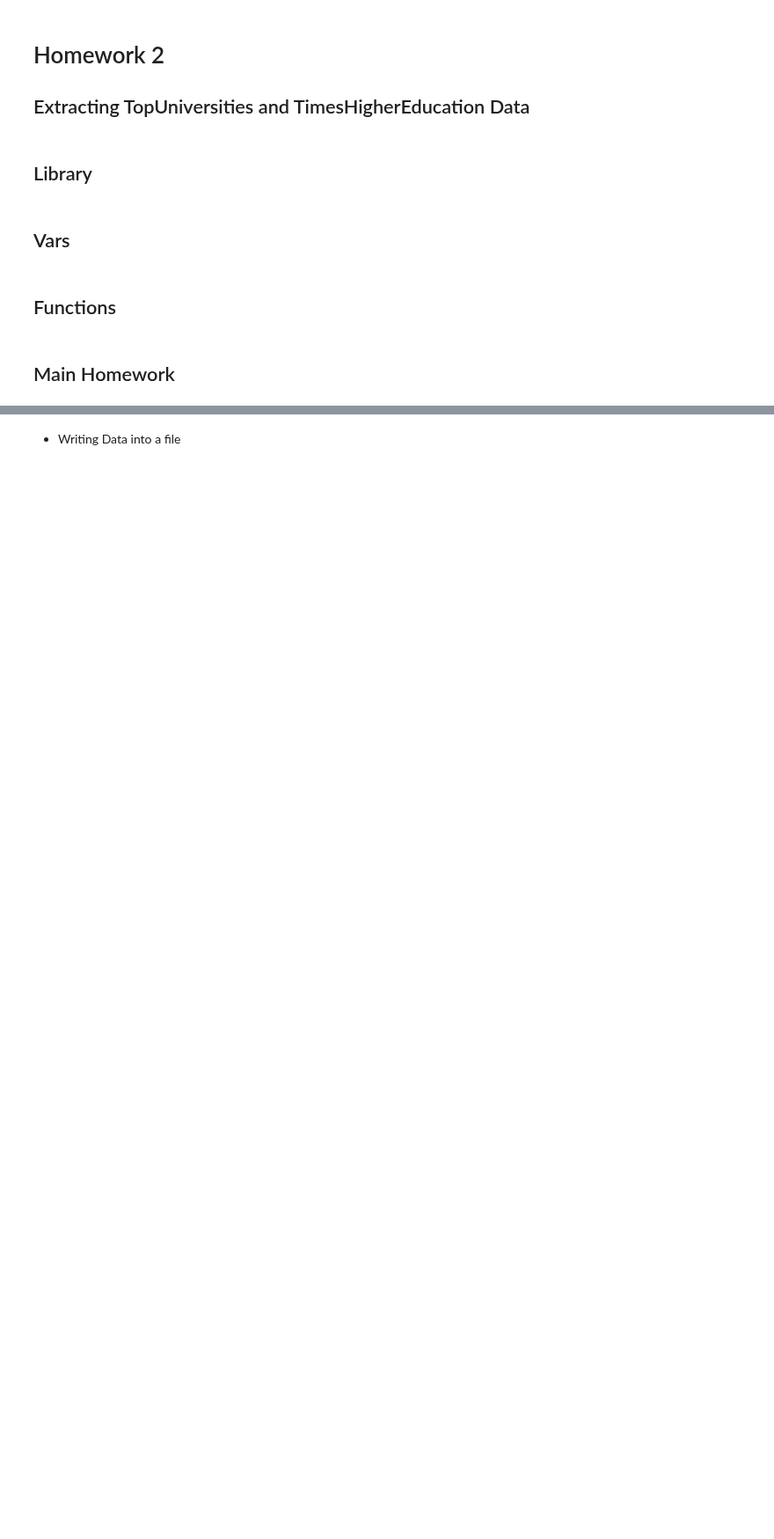
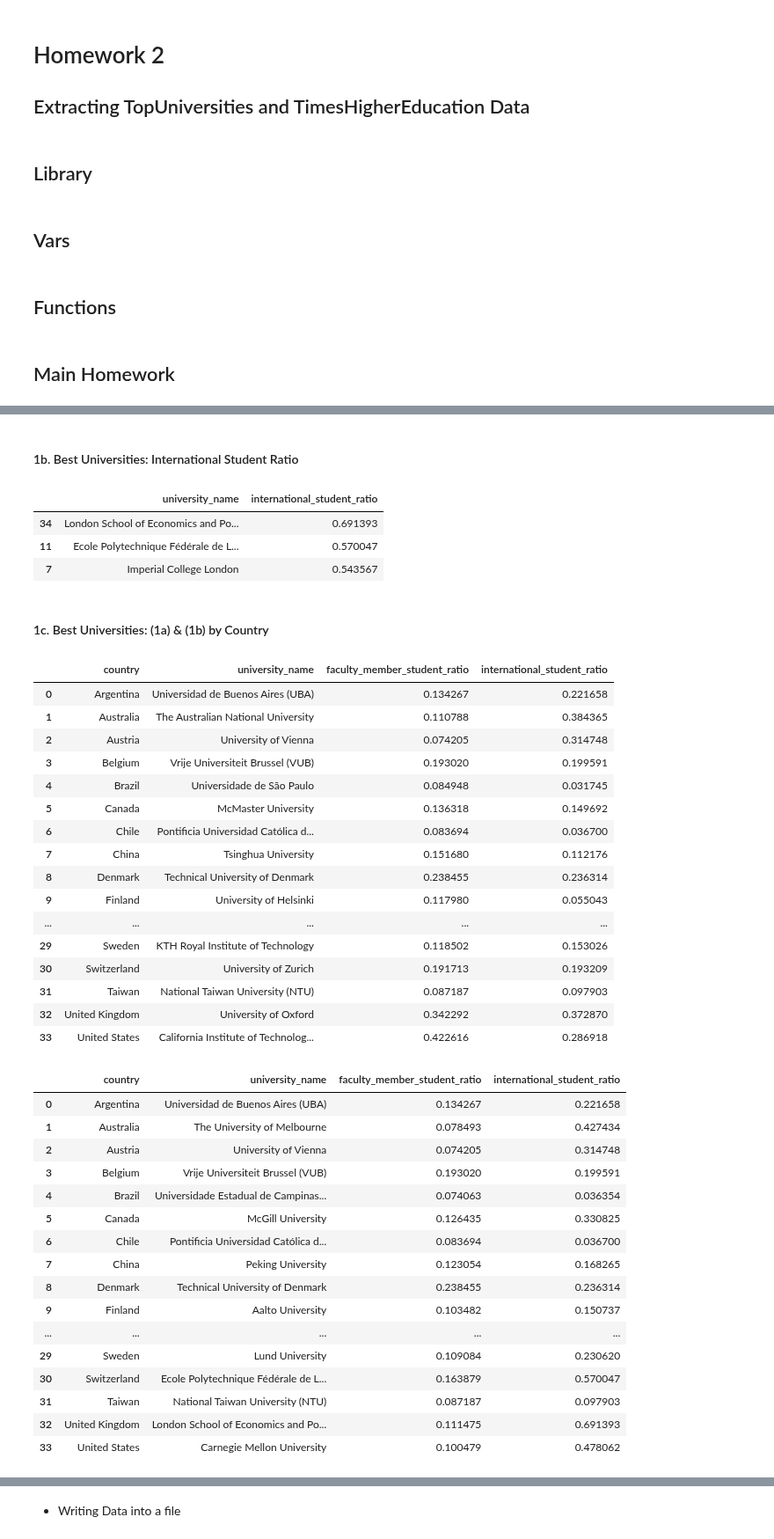
Before and after one commit to sanadhis/ADA-2017, a Jupyter notebook: 02 - Data from the Web/Homework 2.ipynb, the cells around one changed output, grey strips where cells are left out. Shown at 88% size. Saved outputs shown, nothing was run; the diff lists cells and outputs as text; code cells hidden in the pictures; blank space fills up the shorter version.

```diff
--- a/02 - Data from the Web/Homework 2.ipynb
+++ b/02 - Data from the Web/Homework 2.ipynb
@@ -106,0 +114,4 @@ tu_top200.head()
+# %%
+f_members_students_r = pd.DataFrame(tu_top200.university_name)
+f_members_students_r["faculty_member_student_ratio"] = (tu_top200.total_faculty_members/tu_top200.total_students)
+f_members_students_r.sort_values("faculty_member_student_ratio",ascending=False).head(3)
@@ -106,0 +123,55 @@ tu_top200.head()
+# %% [markdown]
+#### 1b. Best Universities: International Student Ratio
+# %%
+inter_students_r = pd.DataFrame(tu_top200.university_name)
+inter_students_r["international_student_ratio"] = (tu_top200.total_international_students/tu_top200.total_students)
+inter_students_r.sort_values("international_student_ratio",ascending=False).head(3)
+# %% [output]
+|  | university_name | international_student_ratio |
+| 34 | London School of Economics and Po... | 0.691393 |
+| 11 | Ecole Polytechnique Fédérale de L... | 0.570047 |
+| 7 | Imperial College London | 0.543567 |
+# %% [markdown]
+#### 1c. Best Universities: (1a) & (1b) by Country
+# %%
+df_c = f_members_students_r
+df_c['country'] = tu_top200['country']
+df_c['international_student_ratio'] = inter_students_r['international_student_ratio']
+
+display(df_c.sort_values('faculty_member_student_ratio', ascending=False).groupby('country', as_index=False).first())
+display(df_c.sort_values('international_student_ratio', ascending=False).groupby('country', as_index=False).first())
+# %% [output]
+|  | country | university_name | faculty_member_student_ratio | international_student_ratio |
+| 0 | Argentina | Universidad de Buenos Aires (UBA) | 0.134267 | 0.221658 |
+| 1 | Australia | The Australian National University | 0.110788 | 0.384365 |
+| 2 | Austria | University of Vienna | 0.074205 | 0.314748 |
+| 3 | Belgium | Vrije Universiteit Brussel (VUB) | 0.193020 | 0.199591 |
+| 4 | Brazil | Universidade de São Paulo | 0.084948 | 0.031745 |
+| 5 | Canada | McMaster University | 0.136318 | 0.149692 |
+| 6 | Chile | Pontificia Universidad Católica d... | 0.083694 | 0.036700 |
+| 7 | China | Tsinghua University | 0.151680 | 0.112176 |
+| 8 | Denmark | Technical University of Denmark | 0.238455 | 0.236314 |
+| 9 | Finland | University of Helsinki | 0.117980 | 0.055043 |
+| ... | ... | ... | ... | ... |
+| 29 | Sweden | KTH Royal Institute of Technology | 0.118502 | 0.153026 |
+| 30 | Switzerland | University of Zurich | 0.191713 | 0.193209 |
+| 31 | Taiwan | National Taiwan University (NTU) | 0.087187 | 0.097903 |
+| 32 | United Kingdom | University of Oxford | 0.342292 | 0.372870 |
+| 33 | United States | California Institute of Technolog... | 0.422616 | 0.286918 |
+|  | country | university_name | faculty_member_student_ratio | international_student_ratio |
+| 0 | Argentina | Universidad de Buenos Aires (UBA) | 0.134267 | 0.221658 |
+| 1 | Australia | The University of Melbourne | 0.078493 | 0.427434 |
+| 2 | Austria | University of Vienna | 0.074205 | 0.314748 |
+| 3 | Belgium | Vrije Universiteit Brussel (VUB) | 0.193020 | 0.199591 |
+| 4 | Brazil | Universidade Estadual de Campinas... | 0.074063 | 0.036354 |
+| 5 | Canada | McGill University | 0.126435 | 0.330825 |
+| 6 | Chile | Pontificia Universidad Católica d... | 0.083694 | 0.036700 |
+| 7 | China | Peking University | 0.123054 | 0.168265 |
+| 8 | Denmark | Technical University of Denmark | 0.238455 | 0.236314 |
+| 9 | Finland | Aalto University | 0.103482 | 0.150737 |
+| ... | ... | ... | ... | ... |
+| 29 | Sweden | Lund University | 0.109084 | 0.230620 |
+| 30 | Switzerland | Ecole Polytechnique Fédérale de L... | 0.163879 | 0.570047 |
+| 31 | Taiwan | National Taiwan University (NTU) | 0.087187 | 0.097903 |
+| 32 | United Kingdom | London School of Economics and Po... | 0.111475 | 0.691393 |
+| 33 | United States | Carnegie Mellon University | 0.100479 | 0.478062 |
```
Also changed, not shown: parts of 12 cells of this notebook.
